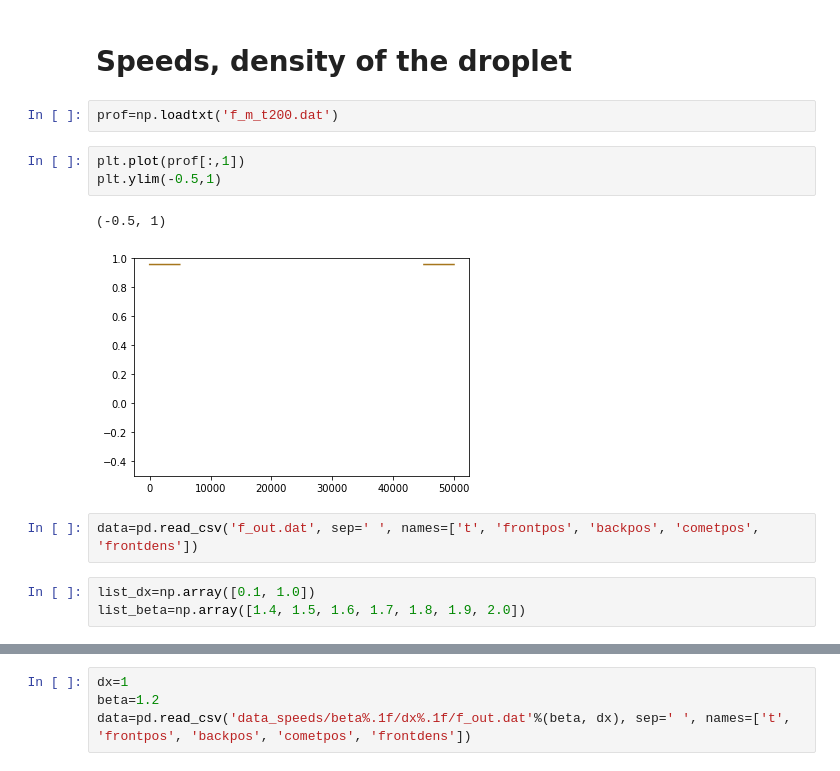
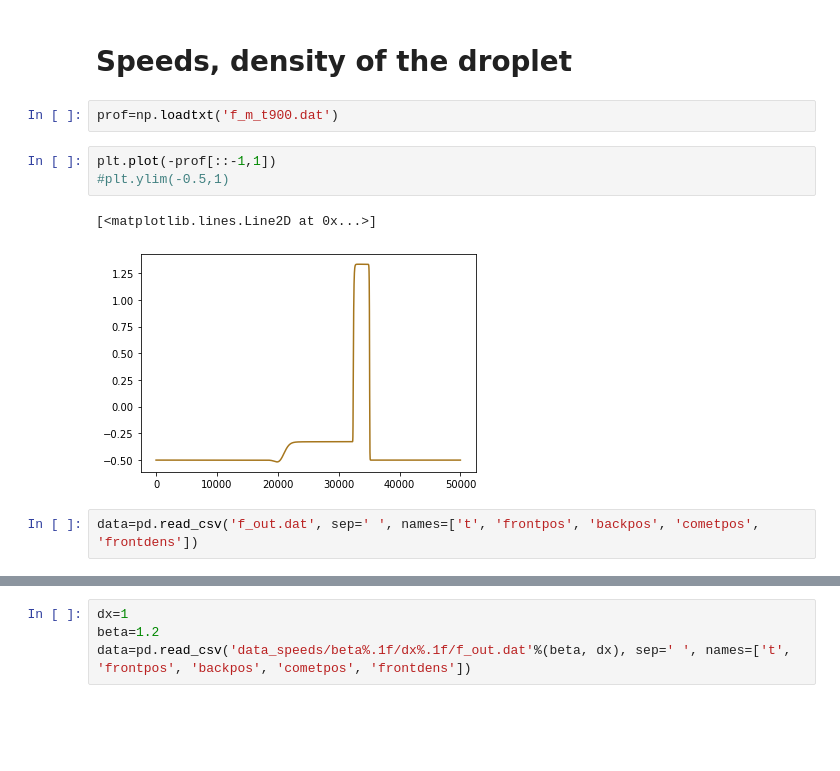
Before and after one commit to BrieucB/AI2d, a Jupyter notebook: AI2D_hydro/PDEs_1d/PDEs_1D_profiles.ipynb, the cells around one changed output, grey strips where cells are left out. Drawn from its saved outputs; the diff is of its cells as text; blank space fills up the shorter version.

```diff
--- a/AI2D_hydro/PDEs_1d/PDEs_1D_profiles.ipynb
+++ b/AI2D_hydro/PDEs_1d/PDEs_1D_profiles.ipynb
@@ -12,18 +12,15 @@ mpl.rcParams['axes.prop_cycle'] = mpl.cycler(color=[plt.get_cmap('Dark2')(a) for
 # %% [markdown]
 # Speeds, density of the droplet
 # %%
-prof=np.loadtxt('f_m_t200.dat')
+prof=np.loadtxt('f_m_t900.dat')
 # %%
-plt.plot(prof[:,1])
-plt.ylim(-0.5,1)
+plt.plot(-prof[::-1,1])
+#plt.ylim(-0.5,1)
 # %% [output]
-(-0.5, 1)
+[<matplotlib.lines.Line2D at 0x...>]
-[figure, old version]
+[figure, new version]
 # %%
 data=pd.read_csv('f_out.dat', sep=' ', names=['t', 'frontpos', 'backpos', 'cometpos', 'frontdens'])
-# %%
-list_dx=np.array([0.1, 1.0])
-list_beta=np.array([1.4, 1.5, 1.6, 1.7, 1.8, 1.9, 2.0])
 # %%
 data
 # %% [output]
```
Also changed, not shown: parts of 14 cells of this notebook, 16 other files.
